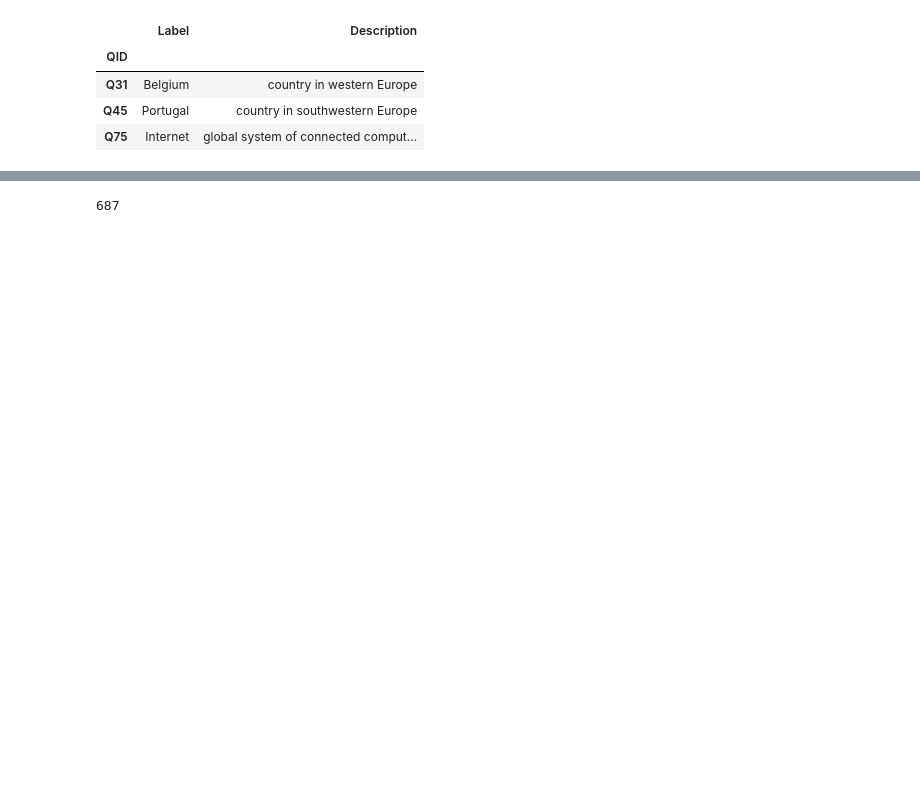
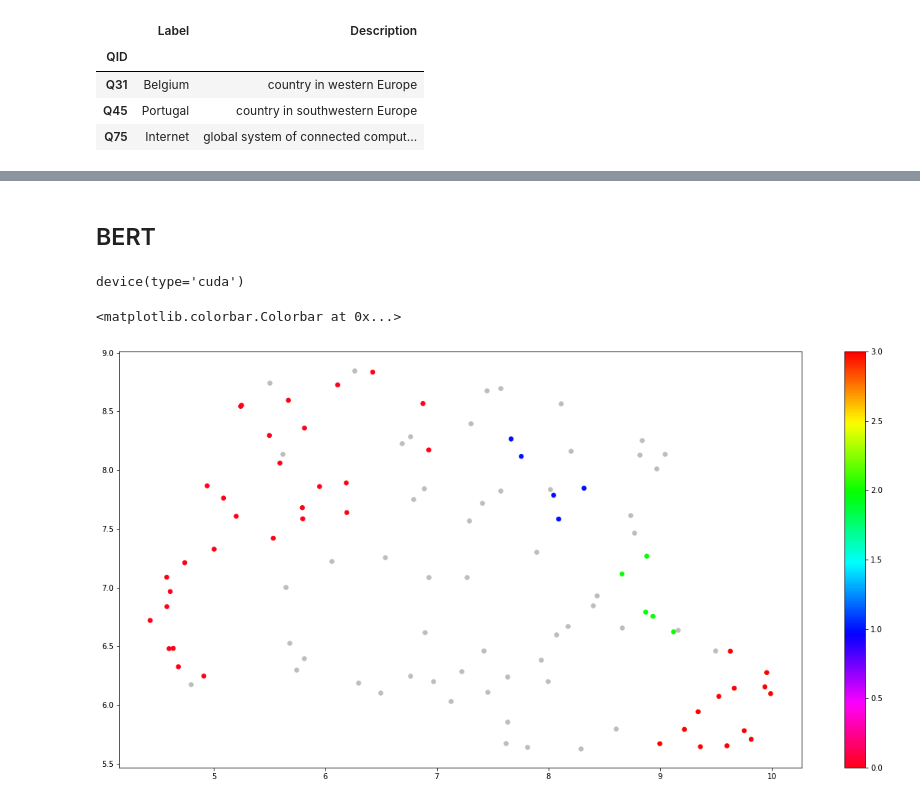
Before and after one commit to epfl-ada/ada-2021-project-acmu, a Jupyter notebook: project_notebook_Mihai.ipynb, the cells around one changed output, grey strips where cells are left out. Saved outputs shown, nothing was run; the diff lists cells and outputs as text; code cells hidden in the pictures; blank space fills up the shorter version.

Commit message:
BERT

```diff
--- a/project_notebook_Mihai.ipynb
+++ b/project_notebook_Mihai.ipynb
@@ -564,6 +609,7 @@ get_politicians_entire_data(2018, sub_samples=5000)
 # Read the data just created
 data = pd.read_json(QUOTES_BY_YEAR[2018], lines=True)
 # %%
-# Get number of politicians belonging to a party
-data[~data['party'].isna()].shape[0]
+# Get only politicians with an assigned party
+data = data[~data['party'].isna()]
+data.head(3)
 # %% [output]
@@ -599,5 +652,34 @@ Number of parties is: 18
-# %%
-# Number of politicians without a party assigned, after matching quote date with parties membership interval
-sorted_parties[0][1]
-# %% [output]
-687
+# %% [markdown]
+## BERT
+# %%
+# Check cuda runtime and set model
+device = torch.device("cuda" if torch.cuda.is_available() else "cpu")
+model = SentenceTransformer('bert-base-nli-mean-tokens')
+print(device)
+# %% [output]
+device(type='cuda')
+# %%
+# Find sentence embeddings
+sentence_embeddings = model.encode(list(data['quotation']), show_progress_bar=True)
+# Reduce dimensionality of embeddings
+umap_embeddings = umap.UMAP(n_neighbors=10, n_components=5, metric='cosine').fit_transform(sentence_embeddings)
+# %%
+# Cluster documents
+cluster = hdbscan.HDBSCAN(min_cluster_size=5, metric='euclidean', cluster_selection_method='eom').fit(umap_embeddings)
+# %%
+# Prepare data
+umap_data = umap.UMAP(n_neighbors=10, n_components=2, min_dist=0.0, metric='cosine').fit_transform(sentence_embeddings)
+result = pd.DataFrame(umap_data, columns=['x', 'y'])
+result['labels'] = cluster.labels_
+data['labels'] = cluster.labels_
+
+# Visualize clusters
+fig, ax = plt.subplots(figsize=(20, 10))
+outliers = result.loc[result.labels == -1, :]
+clustered = result.loc[result.labels != -1, :]
+plt.scatter(outliers.x, outliers.y, color='#BDBDBD', s=30)
+plt.scatter(clustered.x, clustered.y, c=clustered.labels, s=30, cmap='hsv_r')
+plt.colorbar()
+# %% [output]
+<matplotlib.colorbar.Colorbar at 0x...>
+[figure, added]
```
Also changed, not shown: parts of 20 cells of this notebook.
